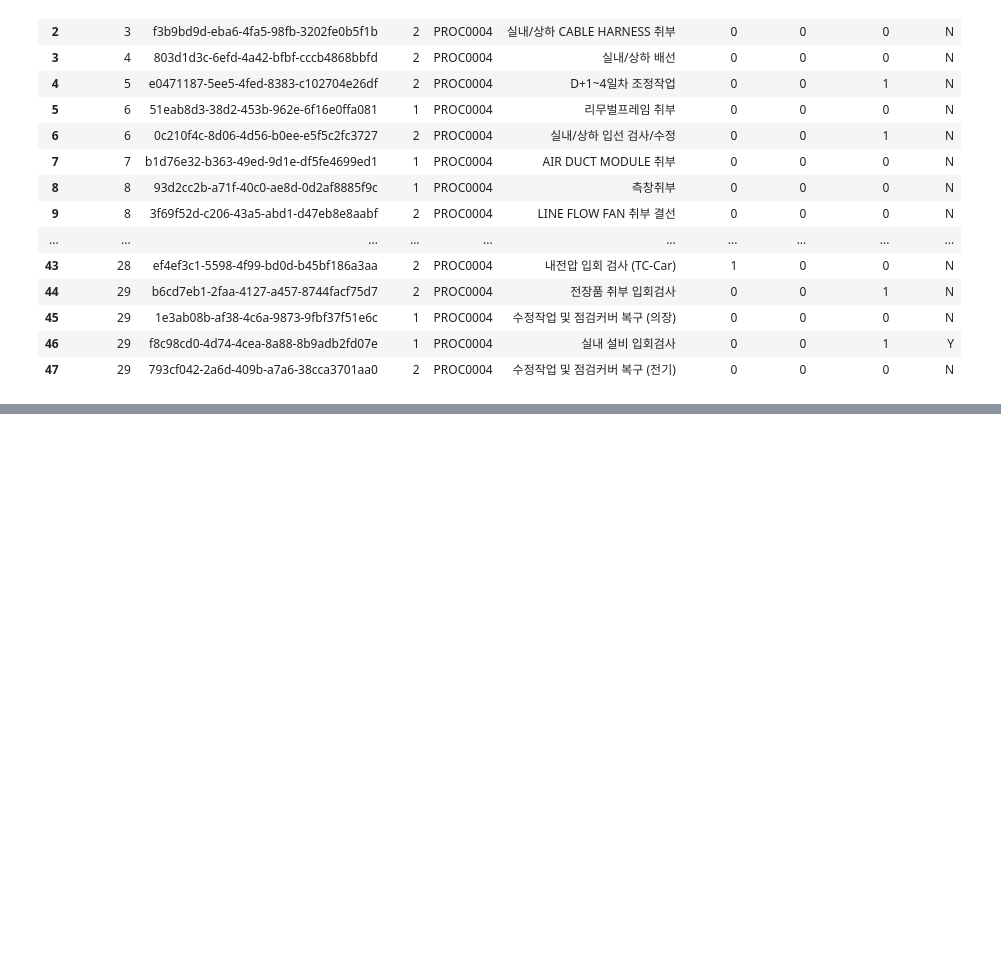
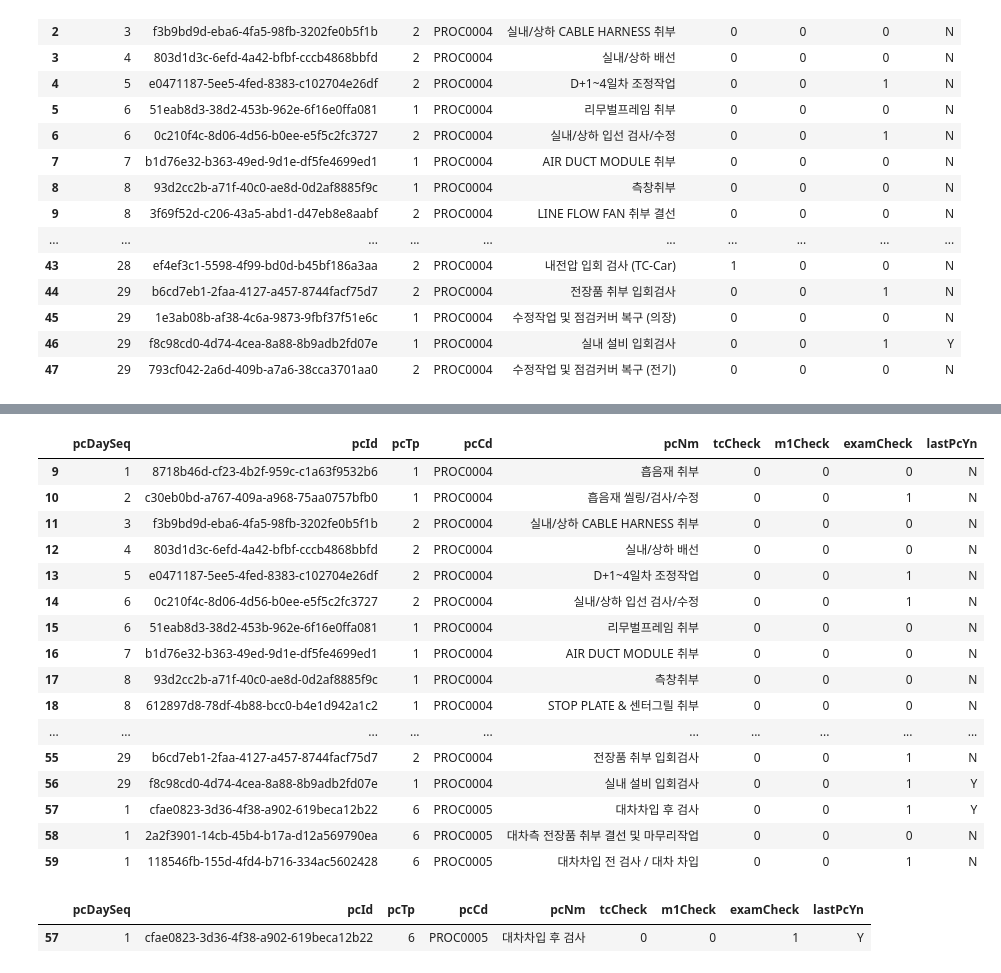
Before and after one commit to elin914/woojin, a Jupyter notebook: test code/load api.ipynb, the cells around one changed output, grey strips where cells are left out. Saved outputs shown, nothing was run; the diff lists cells and outputs as text; code cells hidden in the pictures; blank space fills up the shorter version.

```diff
--- a/test code/load api.ipynb
+++ b/test code/load api.ipynb
@@ -289,0 +326,29 @@ df_proc4
+# %%
+data_proc = load_api('https://corners.synology.me:30006/woojin-dev490/Processes/Seq')
+df_proc = pd.DataFrame(data_proc['data'])
+df_proc = df_proc[(df_proc['pcCd']=='PROC0004')| (df_proc['pcCd']=='PROC0005')]
+# %%
+df_proc
+# %% [output]
+|  | pcDaySeq | pcId | pcTp | pcCd | pcNm | tcCheck | m1Check | examCheck | lastPcYn |
+| 9 | 1 | 8718b46d-cf23-4b2f-959c-c1a63f9532b6 | 1 | PROC0004 | 흡음재 취부 | 0 | 0 | 0 | N |
+| 10 | 2 | c30eb0bd-a767-409a-a968-75aa0757bfb0 | 1 | PROC0004 | 흡음재 씰링/검사/수정 | 0 | 0 | 1 | N |
+| 11 | 3 | f3b9bd9d-eba6-4fa5-98fb-3202fe0b5f1b | 2 | PROC0004 | 실내/상하 CABLE HARNESS 취부 | 0 | 0 | 0 | N |
+| 12 | 4 | 803d1d3c-6efd-4a42-bfbf-cccb4868bbfd | 2 | PROC0004 | 실내/상하 배선 | 0 | 0 | 0 | N |
+| 13 | 5 | e0471187-5ee5-4fed-8383-c102704e26df | 2 | PROC0004 | D+1~4일차 조정작업 | 0 | 0 | 1 | N |
+| 14 | 6 | 0c210f4c-8d06-4d56-b0ee-e5f5c2fc3727 | 2 | PROC0004 | 실내/상하 입선 검사/수정 | 0 | 0 | 1 | N |
+| 15 | 6 | 51eab8d3-38d2-453b-962e-6f16e0ffa081 | 1 | PROC0004 | 리무벌프레임 취부 | 0 | 0 | 0 | N |
+| 16 | 7 | b1d76e32-b363-49ed-9d1e-df5fe4699ed1 | 1 | PROC0004 | AIR DUCT MODULE 취부 | 0 | 0 | 0 | N |
+| 17 | 8 | 93d2cc2b-a71f-40c0-ae8d-0d2af8885f9c | 1 | PROC0004 | 측창취부 | 0 | 0 | 0 | N |
+| 18 | 8 | 612897d8-78df-4b88-bcc0-b4e1d942a1c2 | 1 | PROC0004 | STOP PLATE & 센터그릴 취부 | 0 | 0 | 0 | N |
+| ... | ... | ... | ... | ... | ... | ... | ... | ... | ... |
+| 55 | 29 | b6cd7eb1-2faa-4127-a457-8744facf75d7 | 2 | PROC0004 | 전장품 취부 입회검사 | 0 | 0 | 1 | N |
+| 56 | 29 | f8c98cd0-4d74-4cea-8a88-8b9adb2fd07e | 1 | PROC0004 | 실내 설비 입회검사 | 0 | 0 | 1 | Y |
+| 57 | 1 | cfae0823-3d36-4f38-a902-619beca12b22 | 6 | PROC0005 | 대차차입 후 검사 | 0 | 0 | 1 | Y |
+| 58 | 1 | 2a2f3901-14cb-45b4-b17a-d12a569790ea | 6 | PROC0005 | 대차측 전장품 취부 결선 및 마무리작업 | 0 | 0 | 0 | N |
+| 59 | 1 | 118546fb-155d-4fd4-b716-334ac5602428 | 6 | PROC0005 | 대차차입 전 검사 / 대차 차입 | 0 | 0 | 1 | N |
+# %%
+df_proc[df_proc['pcId'] == 'cfae0823-3d36-4f38-a902-619beca12b22']
+# %% [output]
+|  | pcDaySeq | pcId | pcTp | pcCd | pcNm | tcCheck | m1Check | examCheck | lastPcYn |
+| 57 | 1 | cfae0823-3d36-4f38-a902-619beca12b22 | 6 | PROC0005 | 대차차입 후 검사 | 0 | 0 | 1 | Y |
```
Also changed, not shown: parts of 17 cells of this notebook, 6 other files.
